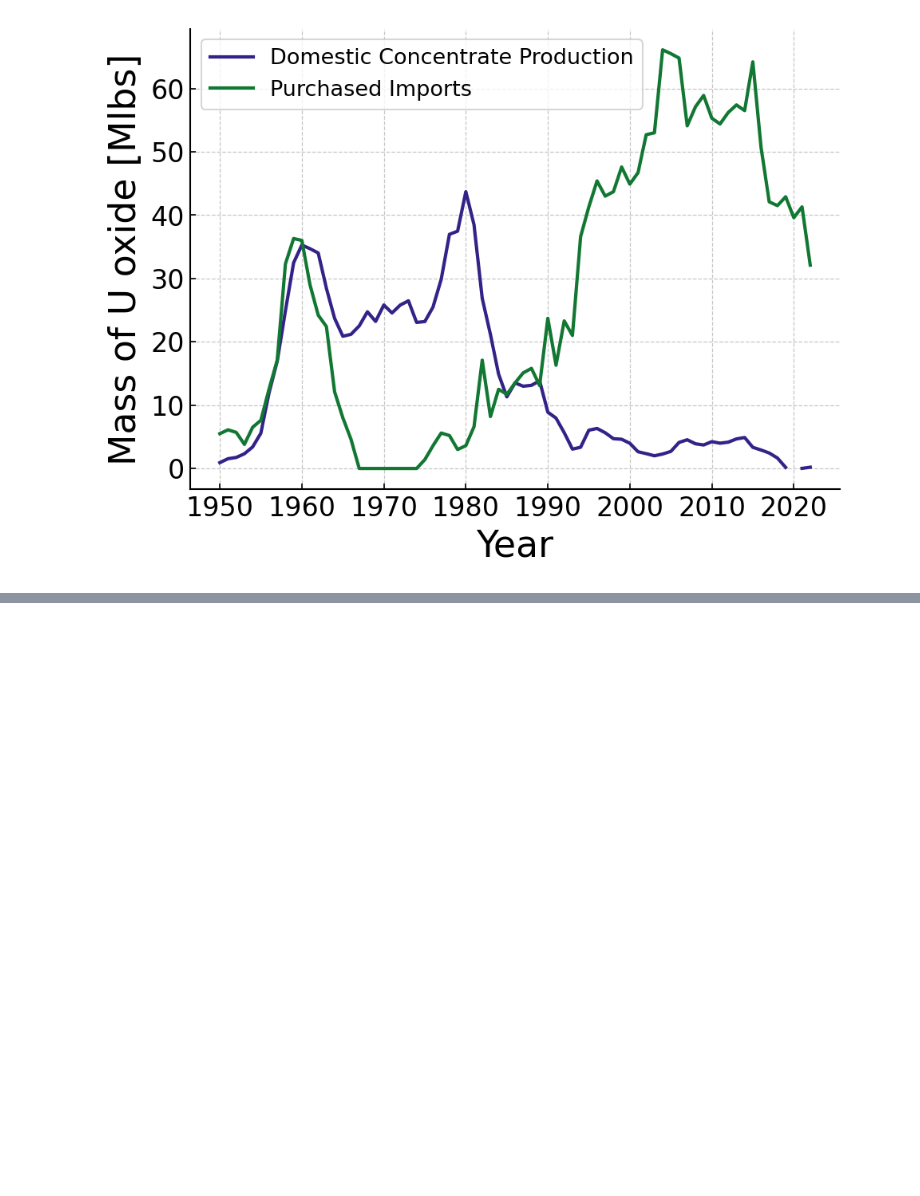
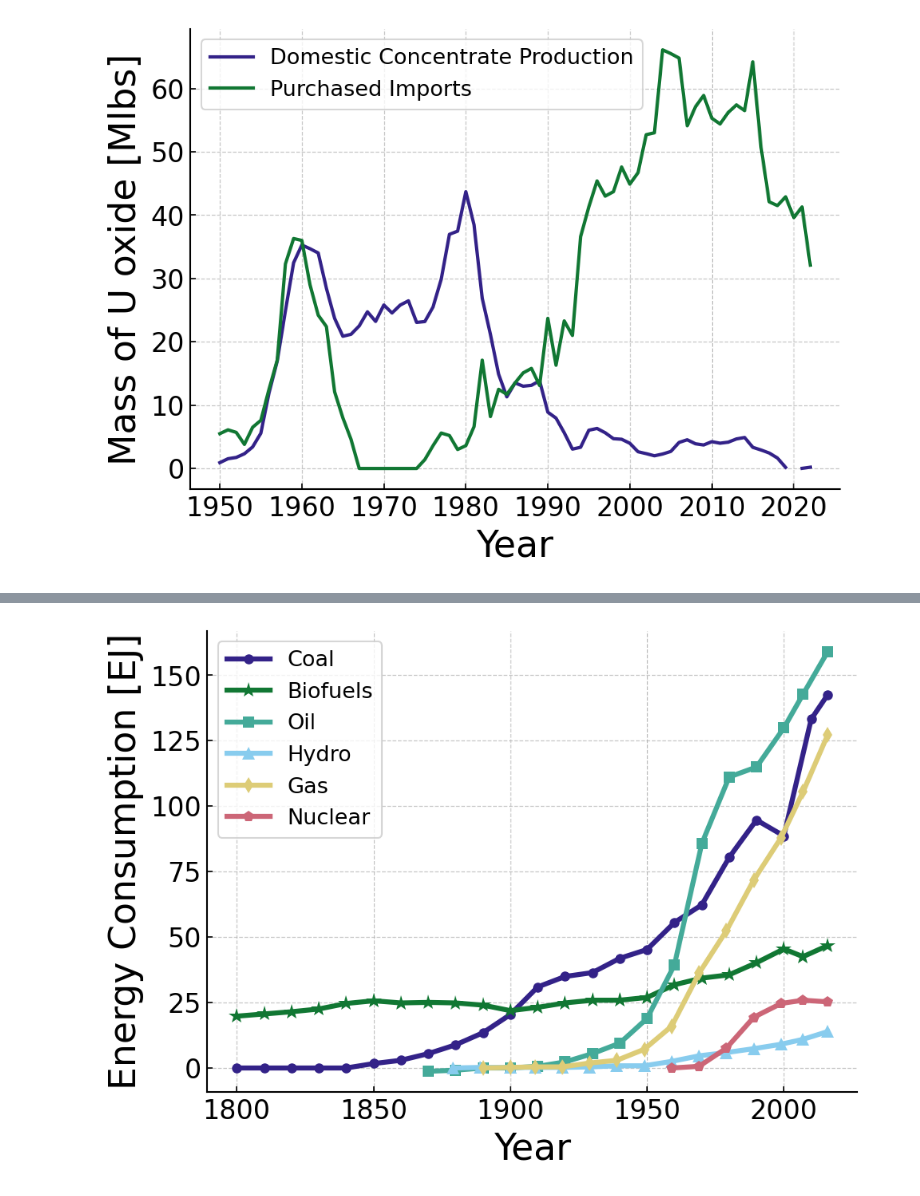
Before and after one commit to nsryan2/2024-ryan-ms, a Jupyter notebook: images/plotting.ipynb, the cells around one changed output, grey strips where cells are left out. Cells and saved outputs as stored; diff of their text form; code cells hidden in the pictures; blank space fills up the shorter version.

Commit message:
update energy use plots

```diff
--- a/images/plotting.ipynb
+++ b/images/plotting.ipynb
@@ -73,0 +165,43 @@ plt.savefig('intro/uranium_production_imports.png')
+# %%
+total_gas = {
+    1890: 0,
+    1900: 0.21052631578947367,
+    1909: 0.42105263157894735,
+    1919: 0.42105263157894735,
+    1929: 1.894736842105263,
+    1939: 2.9473684210526314,
+    1949: 7.157894736842104,
+    1959: 16,
+    1969: 36.21052631578947,
+    1979: 52.421052631578945,
+    1989: 71.78947368421052,
+    1999: 88,
+    2007: 105.47368421052632,
+    2016: 127.1578947368421
+}
+# %%
+total_nuclear = {
+    1959: 0,
+    1969: 0.631578947368421,
+    1979: 7.578947368421052,
+    1989: 19.36842105263158,
+    1999: 24.63157894736842,
+    2007: 25.89473684210526,
+    2016: 25.263157894736842
+}
+# %%
+plt.plot(list(total_coal.keys()), list(total_coal.values()), 'o-')
+plt.plot(list(total_bio.keys()), list(total_bio.values()), '*-', ms=10)
+plt.plot(list(total_oil.keys()), list(total_oil.values()), 's-', ms=7)
+plt.plot(list(total_hydro.keys()), list(total_hydro.values()), '^-', ms=8)
+plt.plot(list(total_gas.keys()), list(total_gas.values()), 'd-', ms=7)
+plt.plot(list(total_nuclear.keys()), list(total_nuclear.values()), 'p-', ms=7)
+
+plt.ylabel('Energy Consumption [EJ]')
+plt.xlabel('Year')
+
+plt.legend(['Coal', 'Biofuels', 'Oil', 'Hydro', 'Gas', 'Nuclear'])
+
+plt.savefig('leg_frame/total_fuel_use.pdf')
+# %% [output]
+[figure, added]
```
Also changed, not shown: parts of 12 cells of this notebook, 1 other file.
